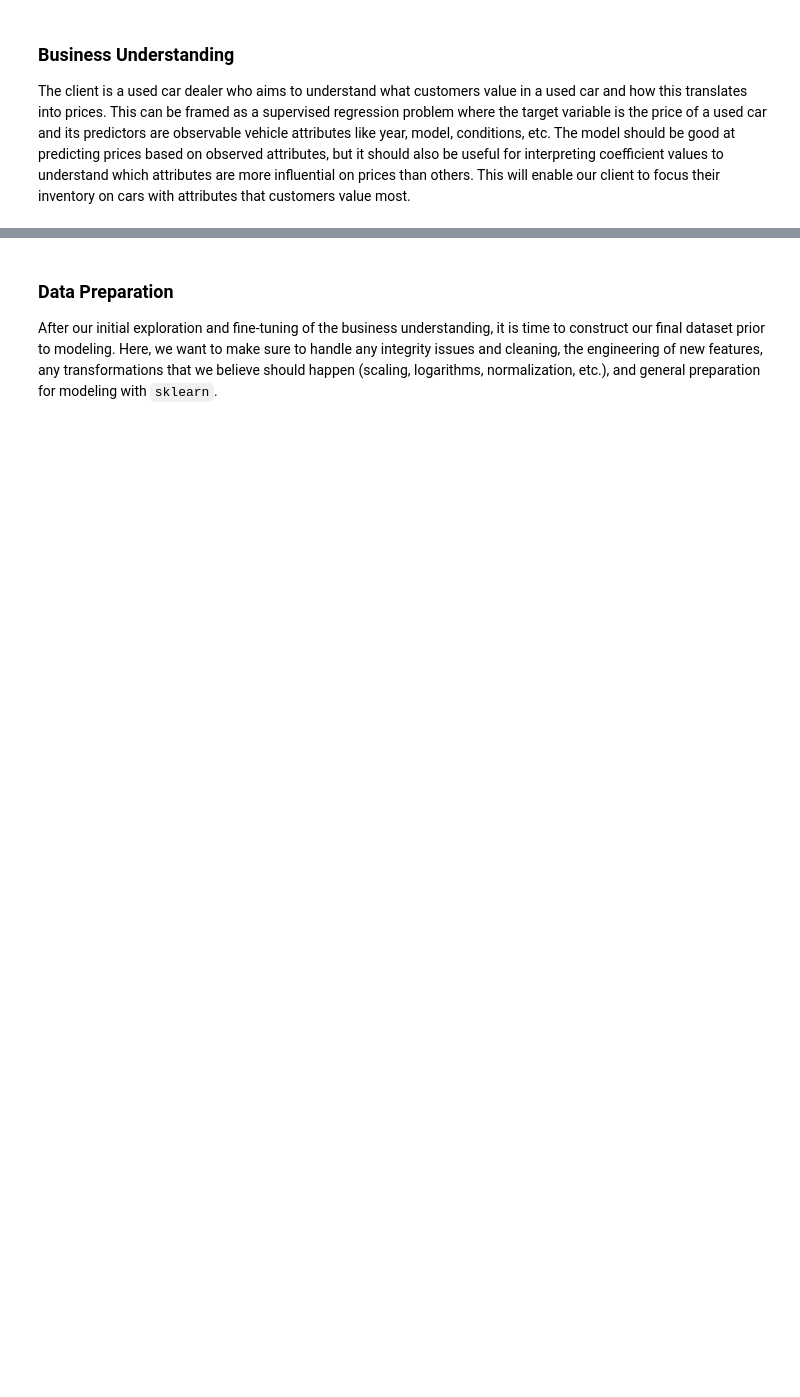
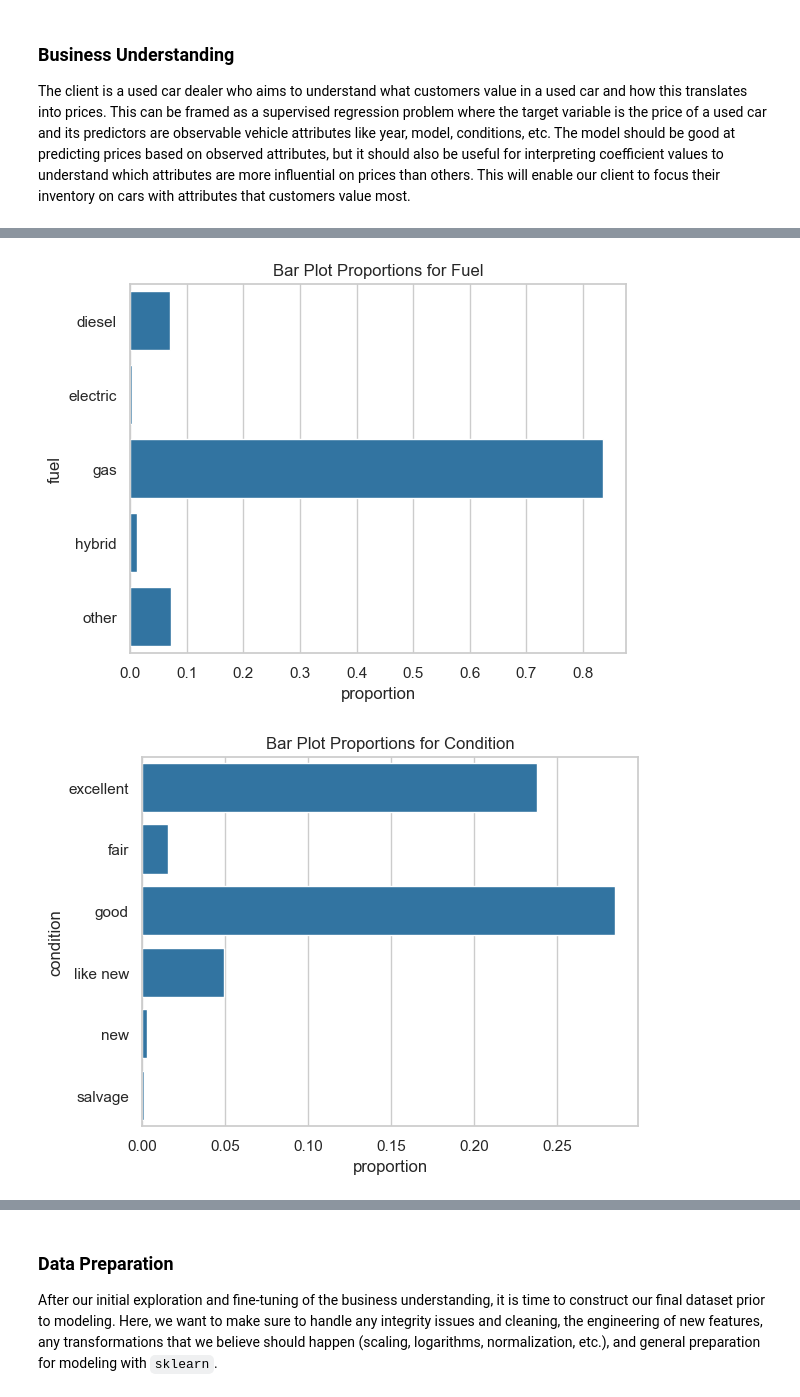
Before and after one commit to rosschu/placeholder2, a Jupyter notebook: usedcars.ipynb, the cells around one changed output, grey strips where cells are left out. Saved outputs shown, nothing was run; the diff lists cells and outputs as text; code cells hidden in the pictures; blank space fills up the shorter version.

```diff
--- a/usedcars.ipynb
+++ b/usedcars.ipynb
@@ -262,0 +202,7 @@ Name: count, dtype: int64
+# %%
+# (convert cylinders to numeric)
+if df['cylinders'].dtype == 'object':
+    df['cylinders'] = df['cylinders'].str.replace(' cylinders', '')
+    df['cylinders'] = df['cylinders'].str.replace('other', '')
+    df['cylinders'] = pd.to_numeric(df['cylinders'], errors='coerce')
+    display(df['cylinders'].value_counts(normalize=True, dropna=False).sort_index())
@@ -262,0 +220,17 @@ Name: count, dtype: int64
+# %%
+# Unusual categories should probably be removed
+    # type: bus, offroad
+    # fuel: electric
+    # title_status: lien, missing, parts only, salvage
+    # condition: salvage, new (since used car dealer)
+for col in categ_cols:
+    if col not in ['manufacturer','model']:
+        counts = df[col].value_counts(normalize=True, dropna=False).sort_index().reset_index()
+        sns.barplot(data=counts, y=col, x='proportion')
+        plt.title(f'Bar Plot Proportions for {col.replace('_', ' ').title()}')
+        plt.show()
+        plt.savefig(f'images/bar_{col}.png')
+        plt.close()
+# %% [output]
+[figure, added]
+[figure, added]
```
Also changed, not shown: parts of 31 cells of this notebook, 31 other files.
